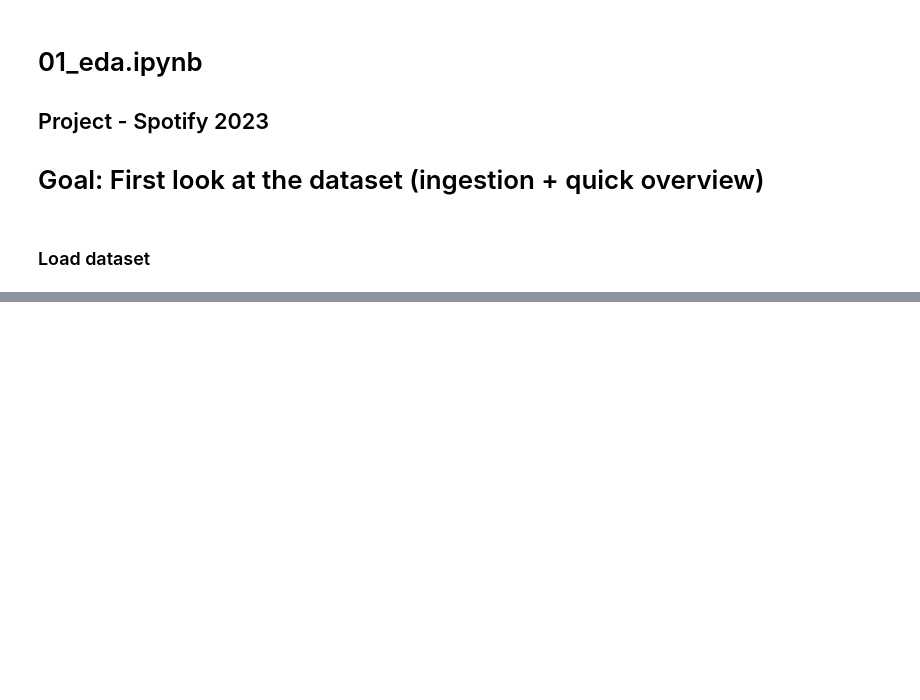
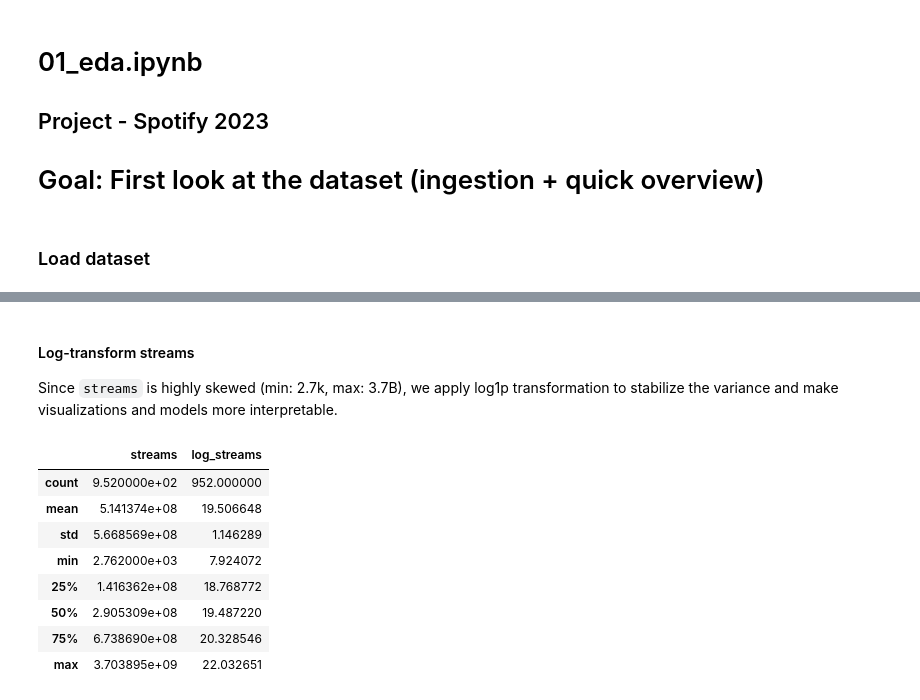
Before and after one commit to slytercode/Spotify-2023-project, a Jupyter notebook: notebooks/01_eda.ipynb, the cells around one changed output, grey strips where cells are left out. Cells and saved outputs as stored; diff of their text form; code cells hidden in the pictures; blank space fills up the shorter version.

```diff
--- a/notebooks/01_eda.ipynb
+++ b/notebooks/01_eda.ipynb
@@ -43,0 +128,19 @@ memory usage: 178.8+ KB
+# %% [markdown]
+#### Log-transform streams
+Since `streams` is highly skewed (min: 2.7k, max: 3.7B), we apply log1p transformation
+to stabilize the variance and make visualizations and models more interpretable.
+# %%
+import numpy as np
+
+df["log_streams"] = np.log1p(df["streams"])
+df[["streams", "log_streams"]].describe()
+# %% [output]
+|  | streams | log_streams |
+| count | 9.520000e+02 | 952.000000 |
+| mean | 5.141374e+08 | 19.506648 |
+| std | 5.668569e+08 | 1.146289 |
+| min | 2.762000e+03 | 7.924072 |
+| 25% | 1.416362e+08 | 18.768772 |
+| 50% | 2.905309e+08 | 19.487220 |
+| 75% | 6.738690e+08 | 20.328546 |
+| max | 3.703895e+09 | 22.032651 |
```
Also changed, not shown: parts of 15 cells of this notebook.
